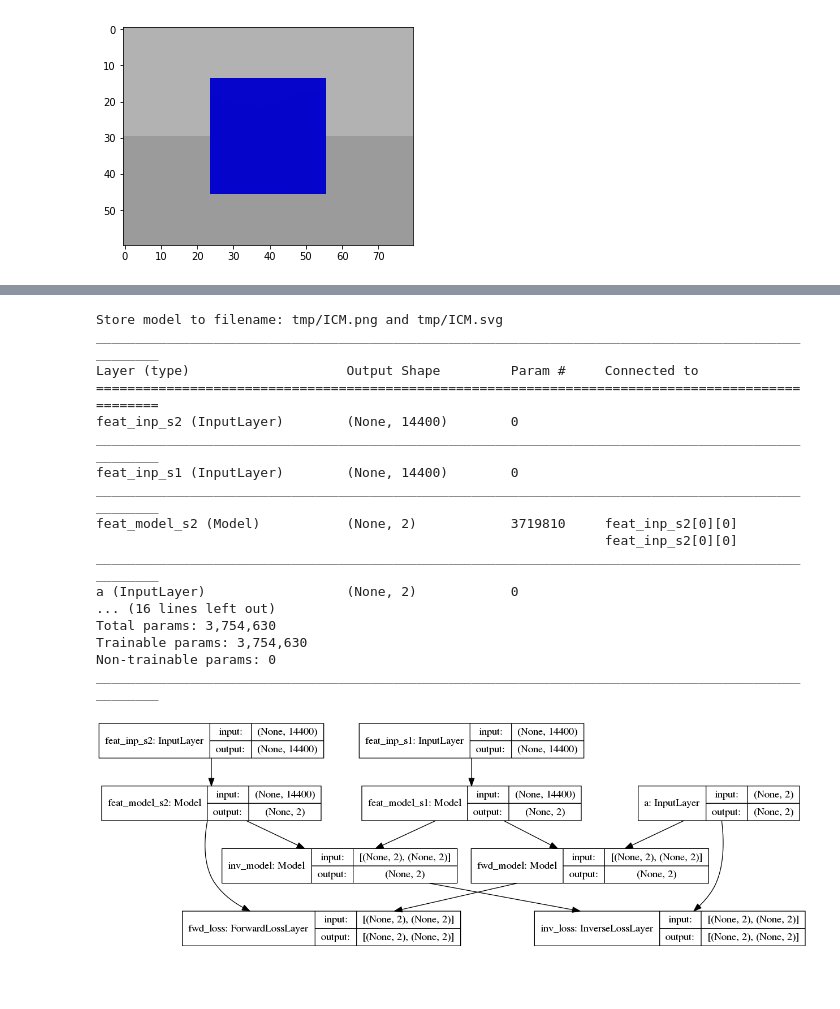
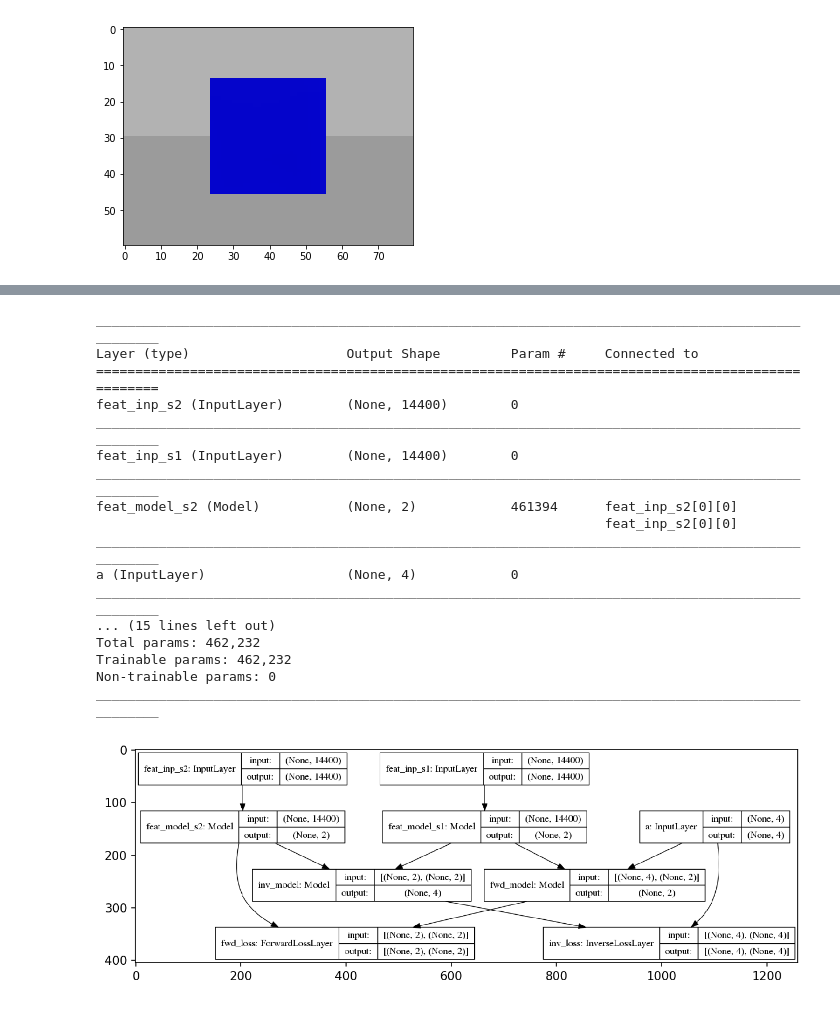
Before and after one commit to tik0/2019_QUT_DAAD_DEMO, a Jupyter notebook: catkin_ws/notebooks/ICM_rubiks_simple.ipynb, the cells around one changed output, grey strips where cells are left out. Drawn from its saved outputs; the diff is of its cells as text; code cells hidden in the pictures; blank space fills up the shorter version.

```diff
--- a/catkin_ws/notebooks/ICM_rubiks_simple.ipynb
+++ b/catkin_ws/notebooks/ICM_rubiks_simple.ipynb
@@ -77,45 +108,61 @@ Found 1710 images belonging to 1 classes.
 # %%
 # input image dimensions and config
 batch_size = 128
-epochs = 4000
-save_model = False
-
-# Network parameter
+epochs = 100
 image_rows_cols_chns = (60, 80, 3)
 original_dim = np.prod(image_rows_cols_chns)
-action_dim = 2
+action_dim = 4
 feat_dim = 2
-intermediate_dim = 256
+intermediate_dim = 32
 intermediate_dim_2 = int(intermediate_dim / 2.)
 
 # Feature extractor
+feat_trainable = True
 feat_inp_s1 = Input(shape=(original_dim,), name="feat_inp_s1")
 feat_inp_s2 = Input(shape=(original_dim,), name="feat_inp_s2")
-feat_h1  = Dense(intermediate_dim, activation='relu', name="feat_h1")
-feat_h2  = Dense(intermediate_dim_2, activation='relu', name="feat_h2")
-feat_out  = Dense(feat_dim, name="feat_out")
+feat_h1  = Dense(intermediate_dim, activation='relu', name="feat_h1", trainable=feat_trainable)
+feat_d1  = Dropout(rate=0.8, name="feat_d1")
+feat_h2  = Dense(intermediate_dim_2, activation='relu', name="feat_h2", trainable=feat_trainable)
+feat_d2  = Dropout(rate=0.8, name="feat_d2")
+feat_out  = Dense(feat_dim, name="feat_out", trainable=feat_trainable)
 
-feat_model_s1 = Model(feat_inp_s1, feat_out(feat_h2(feat_h1(feat_inp_s1))), name="feat_model_s1")
-feat_model_s2 = Model(feat_inp_s2, feat_out(feat_h2(feat_h1(feat_inp_s2))), name="feat_model_s2")
+# w/o dropout
+#feat_model_s1 = Model(feat_inp_s1, feat_out(feat_h2(feat_h1(feat_inp_s1))), name="feat_model_s1")
+#feat_model_s2 = Model(feat_inp_s2, feat_out(feat_h2(feat_h1(feat_inp_s2))), name="feat_model_s2")
+# w/ dropout
+feat_model_s1 = Model(feat_inp_s1, feat_out(feat_d1(feat_h2(feat_d1(feat_h1(feat_inp_s1))))), name="feat_model_s1")
+feat_model_s2 = Model(feat_inp_s2, feat_out(feat_d1(feat_h2(feat_d1(feat_h1(feat_inp_s2))))), name="feat_model_s2")
 
 # Inverse model (action predictor)
 fwd_feat_inp_s1 = Input(shape=(feat_dim,), name="fwd_feat_inp_s1")
 fwd_feat_inp_s2 = Input(shape=(feat_dim,), name="fwd_feat_inp_s2")
 inv_concat = keras.layers.Concatenate(axis=-1, name="inv_concat")
 inv_h1  = Dense(intermediate_dim_2, activation='relu', name="inv_h1")
+inv_d1  = Dropout(rate=0.8, name="inv_d1")
 inv_h2  = Dense(intermediate_dim_2, activation='relu', name="inv_h2")
+inv_d2  = Dropout(rate=0.8, name="inv_d2")
 inv_out = Dense(action_dim, name="inv_out")
 
-inv_model = Model([fwd_feat_inp_s1, fwd_feat_inp_s2], inv_out(inv_h2(inv_h1(inv_concat([fwd_feat_inp_s1, fwd_feat_inp_s2])))), name="inv_model")
+# w/o dropout
+#inv_model = Model([fwd_feat_inp_s1, fwd_feat_inp_s2], inv_out(inv_h2(inv_h1(inv_concat([fwd_feat_inp_s1, fwd_feat_inp_s2])))), name="inv_model")
+# w/ dropout
+inv_model = Model([fwd_feat_inp_s1, fwd_feat_inp_s2],
+                  inv_out(inv_d2(inv_h2(inv_d1(inv_h1(inv_concat([fwd_feat_inp_s1, fwd_feat_inp_s2])))))), name="inv_model")
 
 # Forward model (feature predictor)
 fwd_inp = Input(shape=(action_dim,), name="a")
 fwd_concat = keras.layers.Concatenate(axis=-1, name="fwd_concat")
 fwd_h1  = Dense(intermediate_dim_2, activation='relu', name="fwd_h1")
+fwd_d1  = Dropout(rate=0.8, name="fwd_d1")
 fwd_h2  = Dense(intermediate_dim_2, activation='relu', name="fwd_h2")
+fwd_d2  = Dropout(rate=0.8, name="fwd_d2")
 fwd_out = Dense(feat_dim, name="fwd_out")
 
-fwd_model = Model([fwd_inp, fwd_feat_inp_s1], fwd_out(fwd_h2(fwd_h1(fwd_concat([fwd_inp, fwd_feat_inp_s1])))), name="fwd_model")
+# w/o dropout
+#fwd_model = Model([fwd_inp, fwd_feat_inp_s1], fwd_out(fwd_h2(fwd_h1(fwd_concat([fwd_inp, fwd_feat_inp_s1])))), name="fwd_model")
+# w/ dropout
+fwd_model = Model([fwd_inp, fwd_feat_inp_s1],
+                  fwd_out(fwd_d2(fwd_h2(fwd_d1(fwd_h1(fwd_concat([fwd_inp, fwd_feat_inp_s1])))))), name="fwd_model")
 
 # Define the losses
 
@@ -128,46 +175,49 @@ class InverseLossLayer(Layer):
     def call(self, inputs):
         fwd_inp = inputs[0]
         inv_out = inputs[1]
-        loss = keras.losses.cosine_proximity(fwd_inp, inv_out)
+        loss = K.mean(keras.losses.mse(fwd_inp, inv_out))
         self.add_loss(loss, inputs=inputs)
         return loss
 class ForwardLossLayer(Layer):
     def __init__(self, **kwargs):
         self.is_placeholder = True
         super(ForwardLossLayer, self).__init__(**kwargs)
 
     def call(self, inputs):
         feat_out_s2 = inputs[0]
         fwd_out = inputs[1]
-        loss = keras.losses.mse(feat_out_s2, fwd_out)
+        loss = K.mean(keras.losses.mse(feat_out_s2, fwd_out))
         self.add_loss(loss, inputs=inputs)
         return loss
 
 # Build the complete model
 fwd_loss = ForwardLossLayer(name="fwd_loss")([feat_model_s2(feat_inp_s2), fwd_model([fwd_inp, feat_model_s1(feat_inp_s1)])])
 inv_loss = InverseLossLayer(name="inv_loss")([fwd_inp, inv_model([feat_model_s1(feat_inp_s1), feat_model_s2(feat_inp_s2)])])
-
 icm_model = Model([feat_inp_s1, feat_inp_s2, fwd_inp], [fwd_loss, inv_loss], name="icm_model")
 
-
-icm_model.compile(optimizer='rmsprop', loss=None)
-vae_tools.viz.plot_model(icm_model, file = 'ICM', print_svg = False, verbose = True)
+# Compile and show it
+icm_model.compile(keras.optimizers.Adam(lr=0.001), loss=None)
+icm_model.summary()
+plot_model(icm_model, to_file='/tmp/ICM.png', show_shapes=True, show_layer_names=True)
+f, ax = plt.subplots(1,1,figsize=(10, 10), dpi=150)
+ax.imshow(mpimg.imread('/tmp/ICM.png'))
+plt.show()
 # %% [output]
-Store model to filename: tmp/ICM.png and tmp/ICM.svg
 __________________________________________________________________________________________________
 Layer (type)                    Output Shape         Param #     Connected to
 ==================================================================================================
 feat_inp_s2 (InputLayer)        (None, 14400)        0
 __________________________________________________________________________________________________
 feat_inp_s1 (InputLayer)        (None, 14400)        0
 __________________________________________________________________________________________________
-feat_model_s2 (Model)           (None, 2)            3719810     feat_inp_s2[0][0]
+feat_model_s2 (Model)           (None, 2)            461394      feat_inp_s2[0][0]
                                                                  feat_inp_s2[0][0]
 __________________________________________________________________________________________________
-a (InputLayer)                  (None, 2)            0
-... (16 lines left out)
-Total params: 3,754,630
-Trainable params: 3,754,630
+a (InputLayer)                  (None, 4)            0
+__________________________________________________________________________________________________
+... (15 lines left out)
+Total params: 462,232
+Trainable params: 462,232
 Non-trainable params: 0
 __________________________________________________________________________________________________
-[figure, old version]
+[figure, new version]
```
Also changed, not shown: parts of 16 cells of this notebook.
